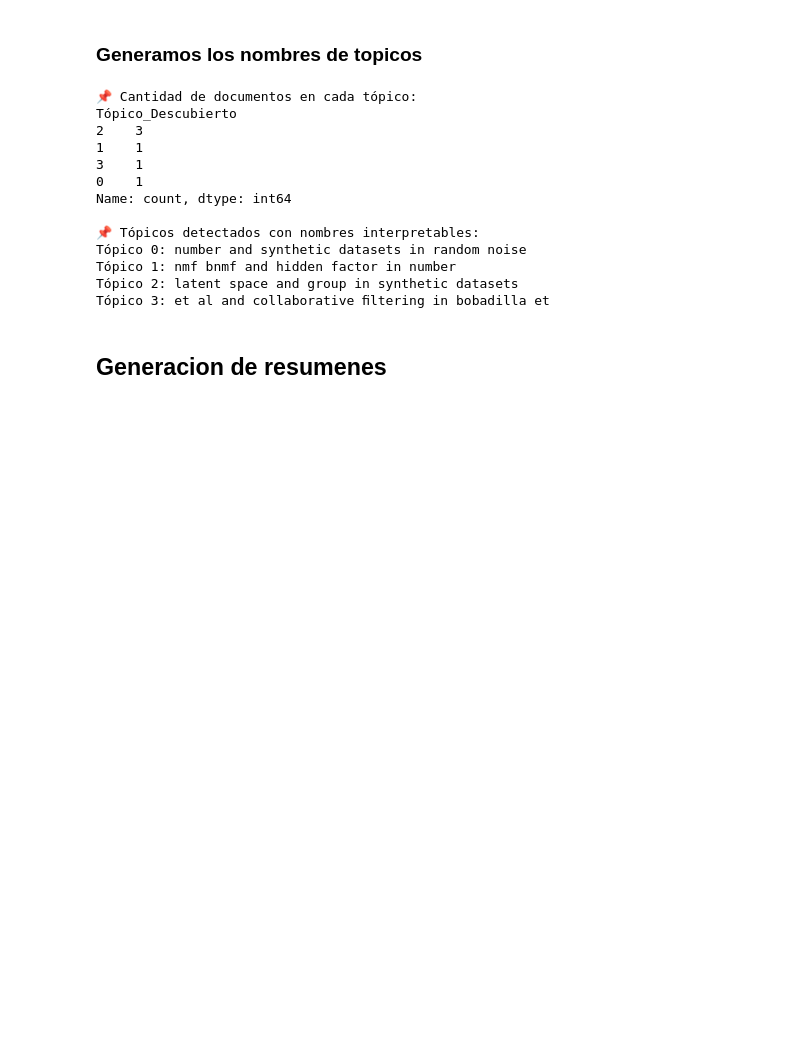
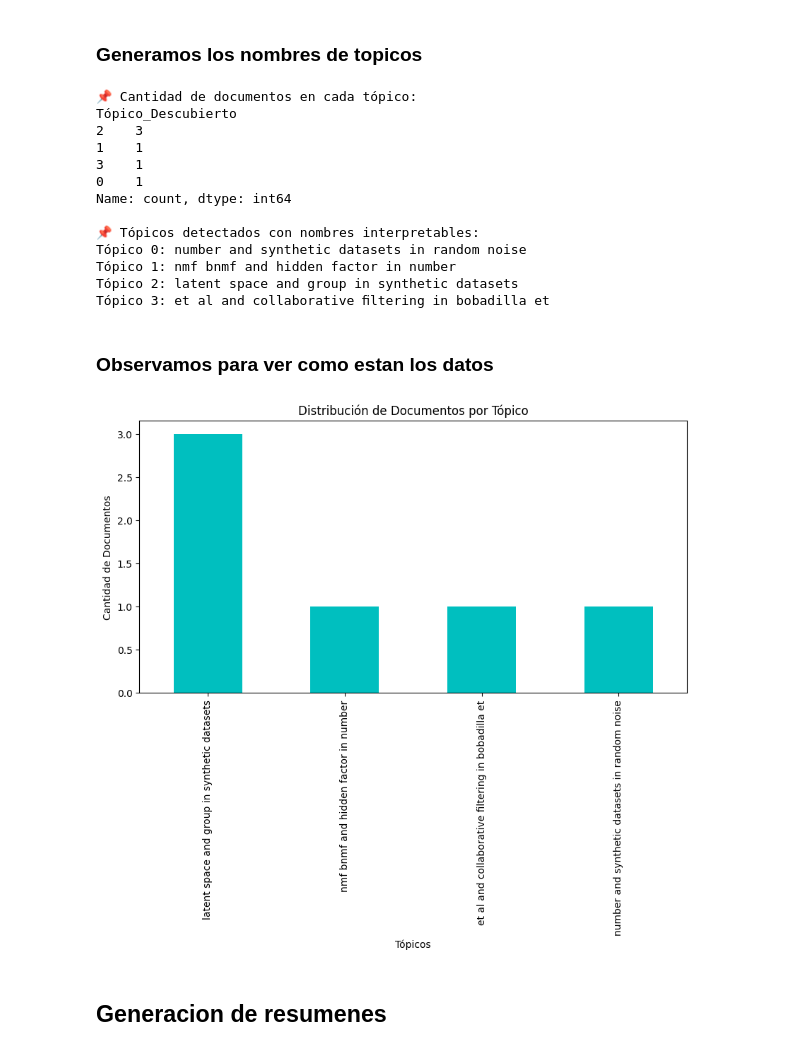
Before and after one commit to EduardoArce03/IA_Final, a Jupyter notebook: src.ipynb, the cells around one changed output. Cells and saved outputs as stored; diff of their text form; code cells hidden in the pictures; blank space fills up the shorter version.

```diff
--- a/src.ipynb
+++ b/src.ipynb
@@ -406,6 +516,28 @@ Tópico 0: number and synthetic datasets in random noise
 Tópico 1: nmf bnmf and hidden factor in number
 Tópico 2: latent space and group in synthetic datasets
 Tópico 3: et al and collaborative ﬁltering in bobadilla et
+# %% [markdown]
+### Observamos para ver como estan los datos
+# %%
+import pandas as pd
+import matplotlib.pyplot as plt
+
+# 📌 Cargar datos
+df = pd.read_csv("topicos_mejorados.csv")
+
+# 📊 Contar documentos por tópico
+topico_counts = df["Nombre_Topico"].value_counts()
+
+# 📊 Graficar distribución de tópicos
+plt.figure(figsize=(10, 5))
+topico_counts.plot(kind="bar", color="c")
+plt.title("Distribución de Documentos por Tópico")
+plt.xlabel("Tópicos")
+plt.ylabel("Cantidad de Documentos")
+plt.xticks(rotation=90)
+plt.show()
+# %% [output]
+[figure, added]
 # %% [markdown]
 ## Generacion de resumenes
 # %%
```
Also changed, not shown: parts of 3 cells of this notebook.
